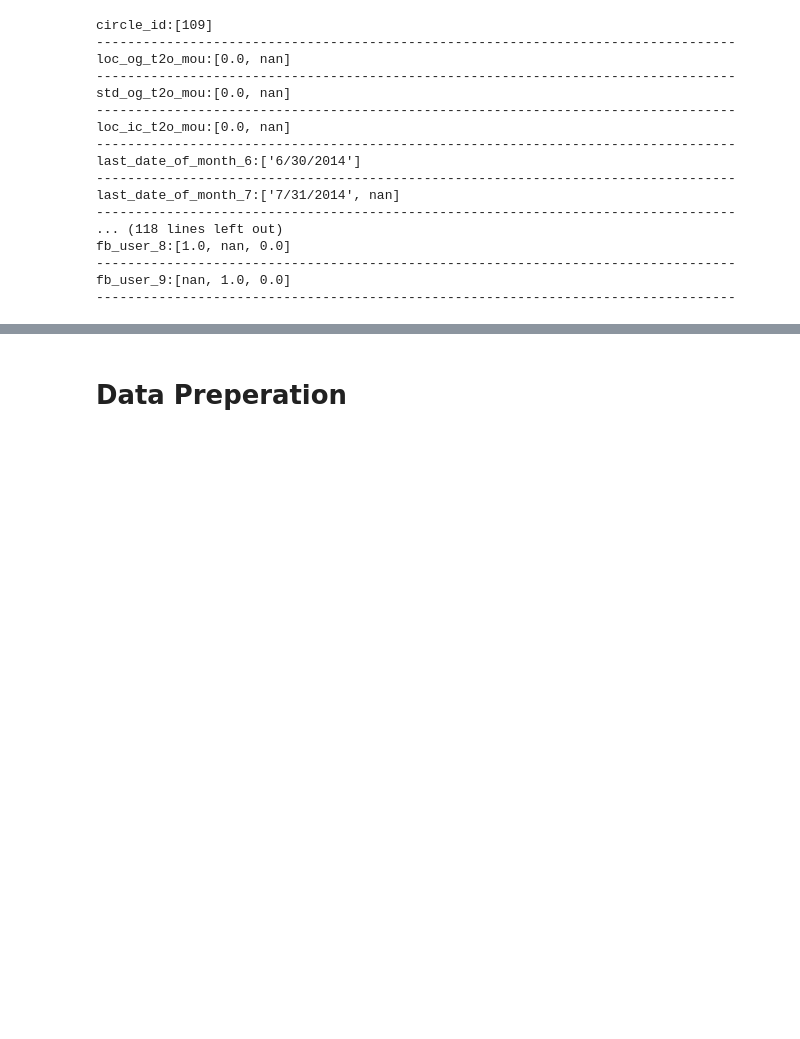
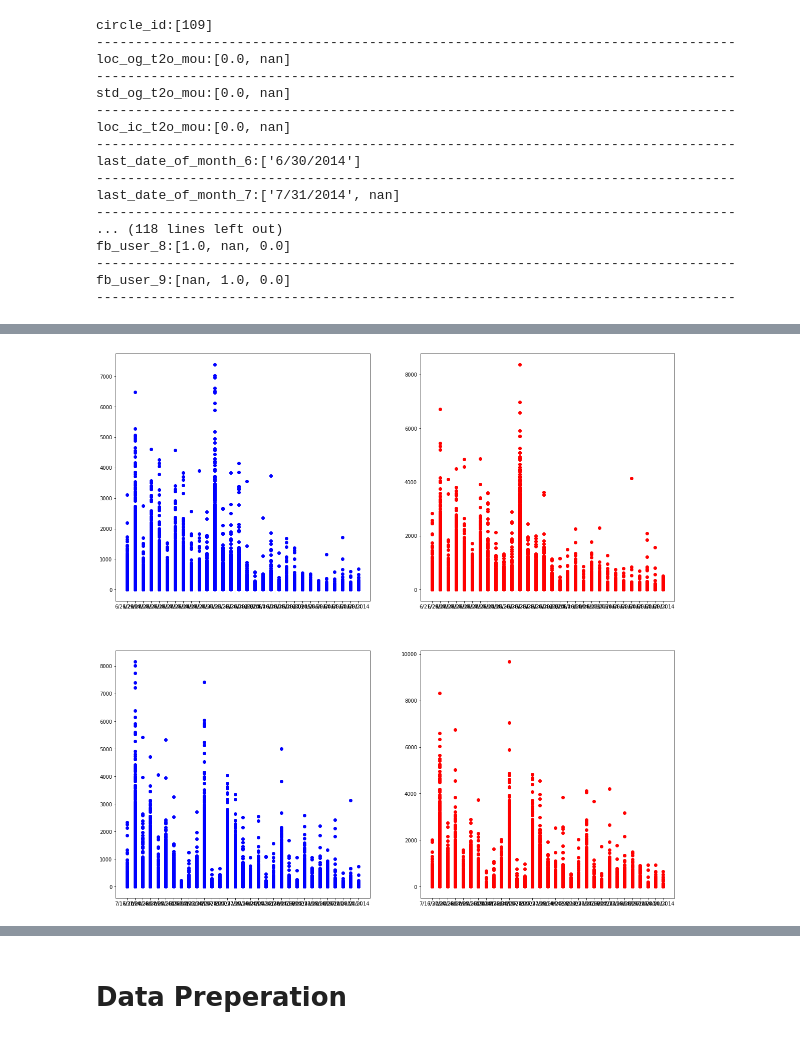
Before and after one commit to BiswajeetAtul/Assignments-MLAI, a Jupyter notebook: Telecom Churn Case/TelecomChurn_CaseStudy.ipynb, the cells around one changed output, grey strips where cells are left out. Cells and saved outputs as stored; diff of their text form; code cells hidden in the pictures; blank space fills up the shorter version.

```diff
--- a/Telecom Churn Case/TelecomChurn_CaseStudy.ipynb
+++ b/Telecom Churn Case/TelecomChurn_CaseStudy.ipynb
@@ -129,0 +217,14 @@ fb_user_9:[nan, 1.0, 0.0]
+# %%
+fig=plt.figure(figsize=(20,20))
+((ax1, ax2), (ax3, ax4)) = fig.subplots(2, 2)
+
+ax1.plot(teleData['date_of_last_rech_6'].fillna('6/30/2014'),teleData['onnet_mou_6'],"bo")
+ax2.plot(teleData['date_of_last_rech_6'].fillna('6/30/2014'),teleData['offnet_mou_6'],"ro")
+
+
+ax3.plot(teleData['date_of_last_rech_7'].fillna('7/30/2014'),teleData['onnet_mou_7'],"bo")
+ax4.plot(teleData['date_of_last_rech_7'].fillna('7/30/2014'),teleData['offnet_mou_7'],"ro")
+
+plt.show()
+# %% [output]
+[figure, added]
```
Also changed, not shown: parts of 41 cells of this notebook, 2 other files.
